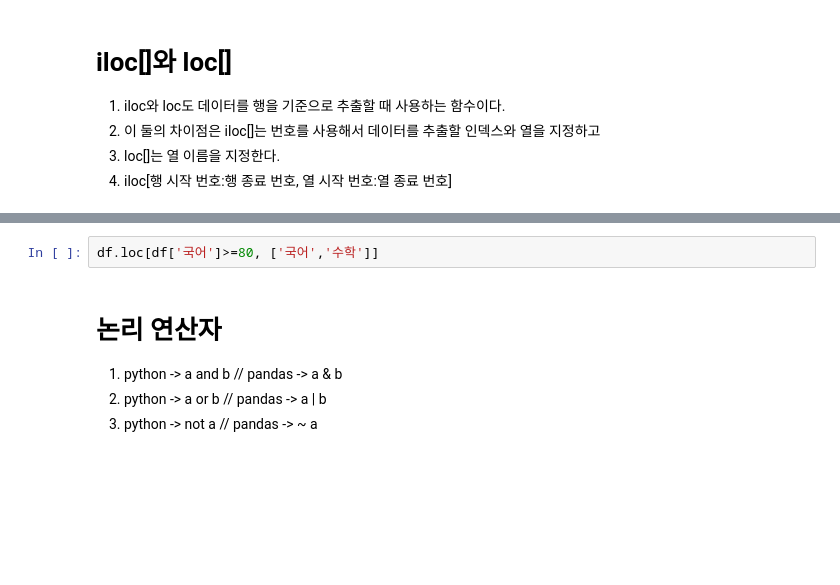
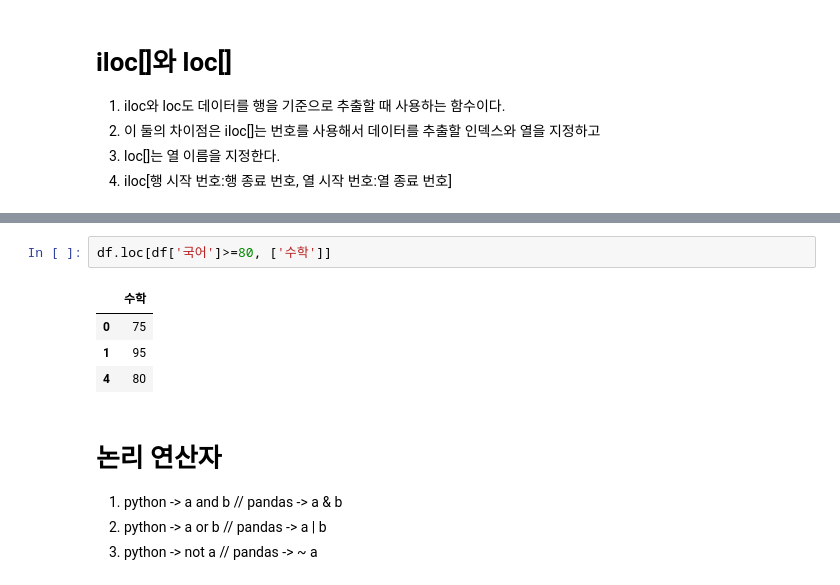
Before and after one commit to semin-pk/DataAnalysisPython, a Jupyter notebook: 1장/chapter01.ipynb, the cells around one changed output, grey strips where cells are left out. Drawn from its saved outputs; the diff is of its cells as text; blank space fills up the shorter version.

```diff
--- a/1장/chapter01.ipynb
+++ b/1장/chapter01.ipynb
@@ -243,5 +481,10 @@ df.loc[:0, ['국어','영어']]
 # %%
-df.loc[df['국어']>=80, ['국어','수학']]
+df.loc[df['국어']>=80, ['수학']]
+# %% [output]
+|  | 수학 |
+| 0 | 75 |
+| 1 | 95 |
+| 4 | 80 |
 # %% [markdown]
 # 논리 연산자
 1. python -> a and b // pandas -> a & b
```
Also changed, not shown: parts of 60 cells of this notebook.
